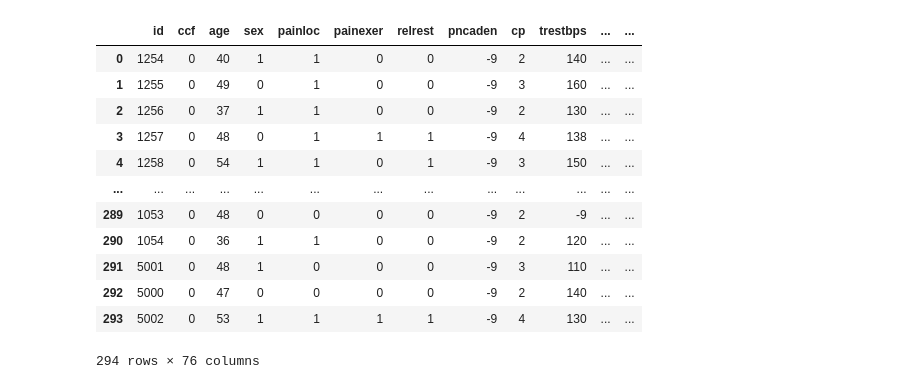
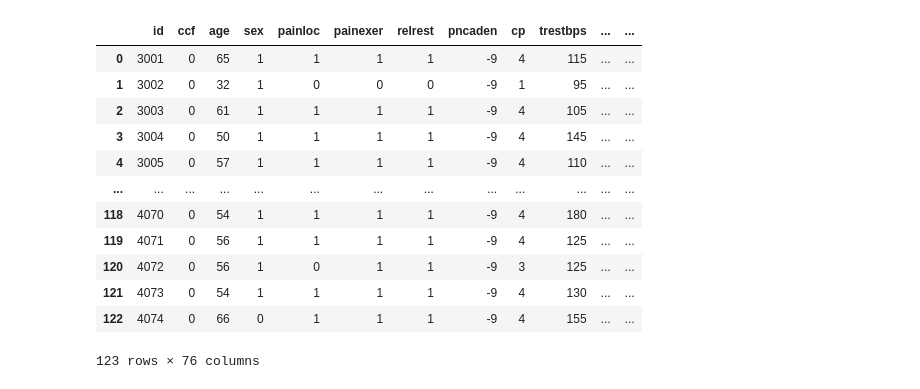
Before and after one commit to Hukeut/medical-data-exploration, a Jupyter notebook: notebooks/cleaning_data.ipynb, the cells around one changed output. Saved outputs shown, nothing was run; the diff lists cells and outputs as text; code cells hidden in the pictures.

Commit message:
just need to finalize the cleaning and dropping columns

```diff
--- a/notebooks/cleaning_data.ipynb
+++ b/notebooks/cleaning_data.ipynb
@@ -34 +18,27 @@ df = pd.concat([hungarian_df, switzerland_df, va_df], ignore_index=True)
+# %%
+def get_patients(path):
+    patients = []
+
+    with open(path) as f:
+        lines = [line.strip() for line in f]
+
+    current_values = []
+
+    for line in lines:
+        parts = line.split()
+
+        if not parts:
+            continue
+
+        if "name" in parts:
+
+            current_values.extend(parts)
+
+            patients.append(current_values)
+
+            current_values = []
+
+        else:
+            current_values.extend(parts)
+    return patients
 # %%
@@ -63,28 +94,17 @@ for line in lines:
 # %%
-column_names = [
-"id", "ccf", "age", "sex", "painloc", "painexer", "relrest", "pncaden", "cp",
-"trestbps", "htn", "chol", "smoke", "cigs", "years", "fbs", "dm", "famhist",
-"restecg", "ekgmo", "ekgday", "ekgyr", "dig", "prop", "nitr", "pro", "diuretic",
-"proto", "thaldur", "thaltime", "met", "thalach", "thalrest", "tpeakbps",
-"tpeakbpd", "dummy", "trestbpd", "exang", "xhypo", "oldpeak", "slope", "rldv5",
-"rldv5e", "ca", "restckm", "exerckm", "restef", "restwm", "exeref", "exerwm",
-"thal", "thalsev", "thalpul", "earlobe", "cmo", "cday", "cyr", "num", "lmt",
-"ladprox", "laddist", "diag", "cxmain", "ramus", "om1", "om2", "rcaprox",
-"rcadist", "lvx1", "lvx2", "lvx3", "lvx4", "lvf", "cathef", "junk", "name"
-]
-hungarian_df = pd.DataFrame(patients, columns=column_names)
-hungarian_df
+switzerland_df = pd.DataFrame(switzerland_patients, columns=column_names)
+switzerland_df
 # %% [output]
 |  | id | ccf | age | sex | painloc | painexer | relrest | pncaden | cp | trestbps | ... | ... |
-| 0 | 1254 | 0 | 40 | 1 | 1 | 0 | 0 | -9 | 2 | 140 | ... | ... |
-| 1 | 1255 | 0 | 49 | 0 | 1 | 0 | 0 | -9 | 3 | 160 | ... | ... |
-| 2 | 1256 | 0 | 37 | 1 | 1 | 0 | 0 | -9 | 2 | 130 | ... | ... |
-| 3 | 1257 | 0 | 48 | 0 | 1 | 1 | 1 | -9 | 4 | 138 | ... | ... |
-| 4 | 1258 | 0 | 54 | 1 | 1 | 0 | 1 | -9 | 3 | 150 | ... | ... |
+| 0 | 3001 | 0 | 65 | 1 | 1 | 1 | 1 | -9 | 4 | 115 | ... | ... |
+| 1 | 3002 | 0 | 32 | 1 | 0 | 0 | 0 | -9 | 1 | 95 | ... | ... |
+| 2 | 3003 | 0 | 61 | 1 | 1 | 1 | 1 | -9 | 4 | 105 | ... | ... |
+| 3 | 3004 | 0 | 50 | 1 | 1 | 1 | 1 | -9 | 4 | 145 | ... | ... |
+| 4 | 3005 | 0 | 57 | 1 | 1 | 1 | 1 | -9 | 4 | 110 | ... | ... |
 | ... | ... | ... | ... | ... | ... | ... | ... | ... | ... | ... | ... | ... |
-| 289 | 1053 | 0 | 48 | 0 | 0 | 0 | 0 | -9 | 2 | -9 | ... | ... |
-| 290 | 1054 | 0 | 36 | 1 | 1 | 0 | 0 | -9 | 2 | 120 | ... | ... |
-| 291 | 5001 | 0 | 48 | 1 | 0 | 0 | 0 | -9 | 3 | 110 | ... | ... |
-| 292 | 5000 | 0 | 47 | 0 | 0 | 0 | 0 | -9 | 2 | 140 | ... | ... |
-| 293 | 5002 | 0 | 53 | 1 | 1 | 1 | 1 | -9 | 4 | 130 | ... | ... |
+| 118 | 4070 | 0 | 54 | 1 | 1 | 1 | 1 | -9 | 4 | 180 | ... | ... |
+| 119 | 4071 | 0 | 56 | 1 | 1 | 1 | 1 | -9 | 4 | 125 | ... | ... |
+| 120 | 4072 | 0 | 56 | 1 | 0 | 1 | 1 | -9 | 3 | 125 | ... | ... |
+| 121 | 4073 | 0 | 54 | 1 | 1 | 1 | 1 | -9 | 4 | 130 | ... | ... |
+| 122 | 4074 | 0 | 66 | 0 | 1 | 1 | 1 | -9 | 4 | 155 | ... | ... |
-294 rows × 76 columns
+123 rows × 76 columns
```
Also changed, not shown: parts of 22 cells of this notebook.
